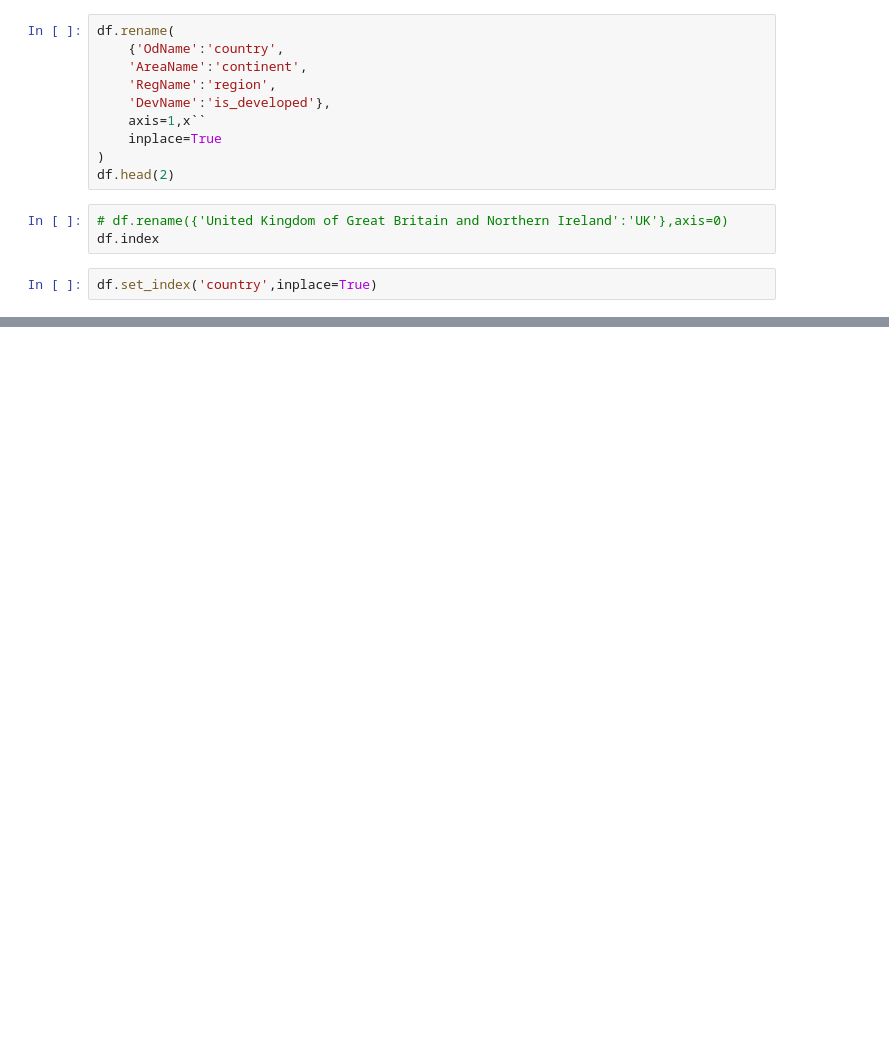
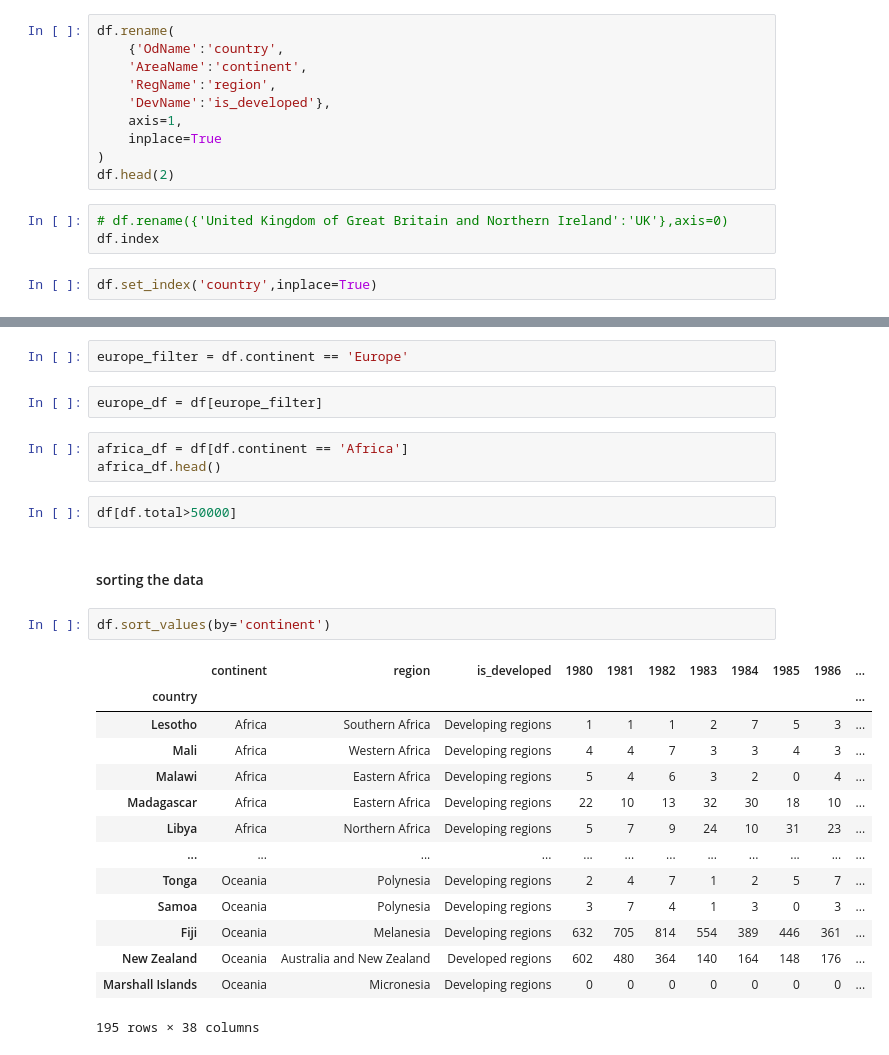
Before and after one commit to digipodium/2022JANPYDS330MTTF, a Jupyter notebook: analysis/analysis.ipynb, the cells around one changed output, grey strips where cells are left out. Cells and saved outputs as stored; diff of their text form; blank space fills up the shorter version.

```diff
--- a/analysis/analysis.ipynb
+++ b/analysis/analysis.ipynb
@@ -108,7 +108,7 @@ df.rename(
     'AreaName':'continent',
     'RegName':'region',
     'DevName':'is_developed'},
-    axis=1,x``
+    axis=1,
     inplace=True
 )
 df.head(2)
@@ -124,0 +139,28 @@ df.loc[['India','China'],years].T.plot()
+# %%
+europe_filter = df.continent == 'Europe'
+# %%
+europe_df = df[europe_filter]
+# %%
+africa_df = df[df.continent == 'Africa']
+africa_df.head()
+# %%
+df[df.total>50000]
+# %% [markdown]
+#### sorting the data
+# %%
+df.sort_values(by='continent')
+# %% [output]
+|  | continent | region | is_developed | 1980 | 1981 | 1982 | 1983 | 1984 | 1985 | 1986 | ... |
+| country |  |  |  |  |  |  |  |  |  |  | ... |
+| Lesotho | Africa | Southern Africa | Developing regions | 1 | 1 | 1 | 2 | 7 | 5 | 3 | ... |
+| Mali | Africa | Western Africa | Developing regions | 4 | 4 | 7 | 3 | 3 | 4 | 3 | ... |
+| Malawi | Africa | Eastern Africa | Developing regions | 5 | 4 | 6 | 3 | 2 | 0 | 4 | ... |
+| Madagascar | Africa | Eastern Africa | Developing regions | 22 | 10 | 13 | 32 | 30 | 18 | 10 | ... |
+| Libya | Africa | Northern Africa | Developing regions | 5 | 7 | 9 | 24 | 10 | 31 | 23 | ... |
+| ... | ... | ... | ... | ... | ... | ... | ... | ... | ... | ... | ... |
+| Tonga | Oceania | Polynesia | Developing regions | 2 | 4 | 7 | 1 | 2 | 5 | 7 | ... |
+| Samoa | Oceania | Polynesia | Developing regions | 3 | 7 | 4 | 1 | 3 | 0 | 3 | ... |
+| Fiji | Oceania | Melanesia | Developing regions | 632 | 705 | 814 | 554 | 389 | 446 | 361 | ... |
+| New Zealand | Oceania | Australia and New Zealand | Developed regions | 602 | 480 | 364 | 140 | 164 | 148 | 176 | ... |
+| Marshall Islands | Oceania | Micronesia | Developing regions | 0 | 0 | 0 | 0 | 0 | 0 | 0 | ... |
+195 rows × 38 columns
```
Also changed, not shown: parts of 11 cells of this notebook, 2 other files.
